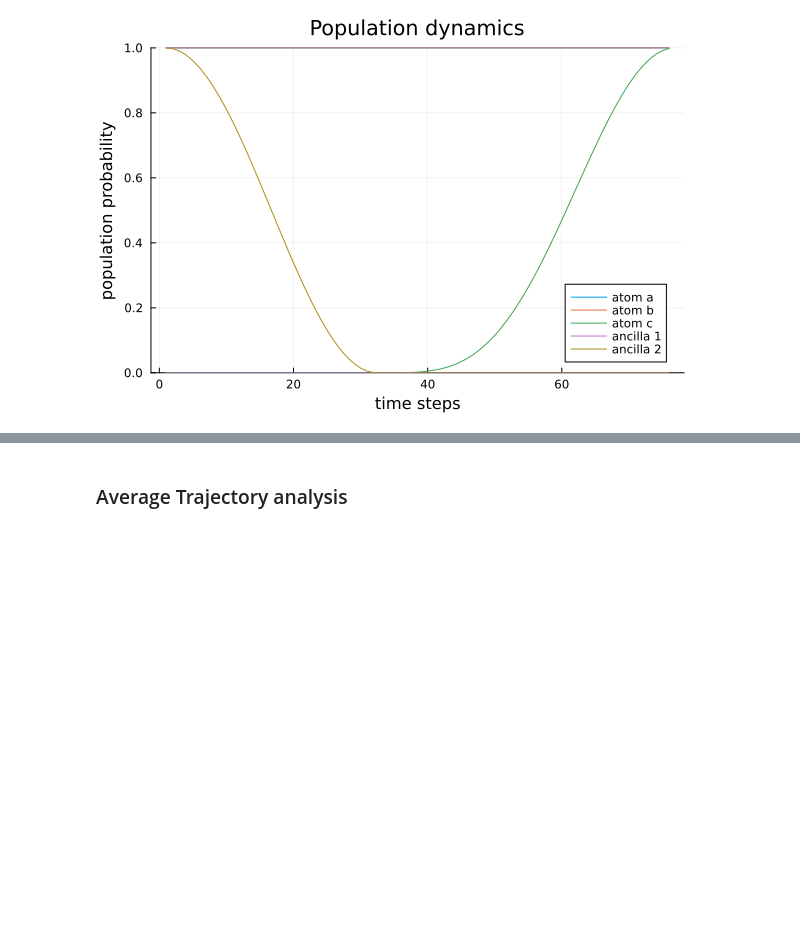
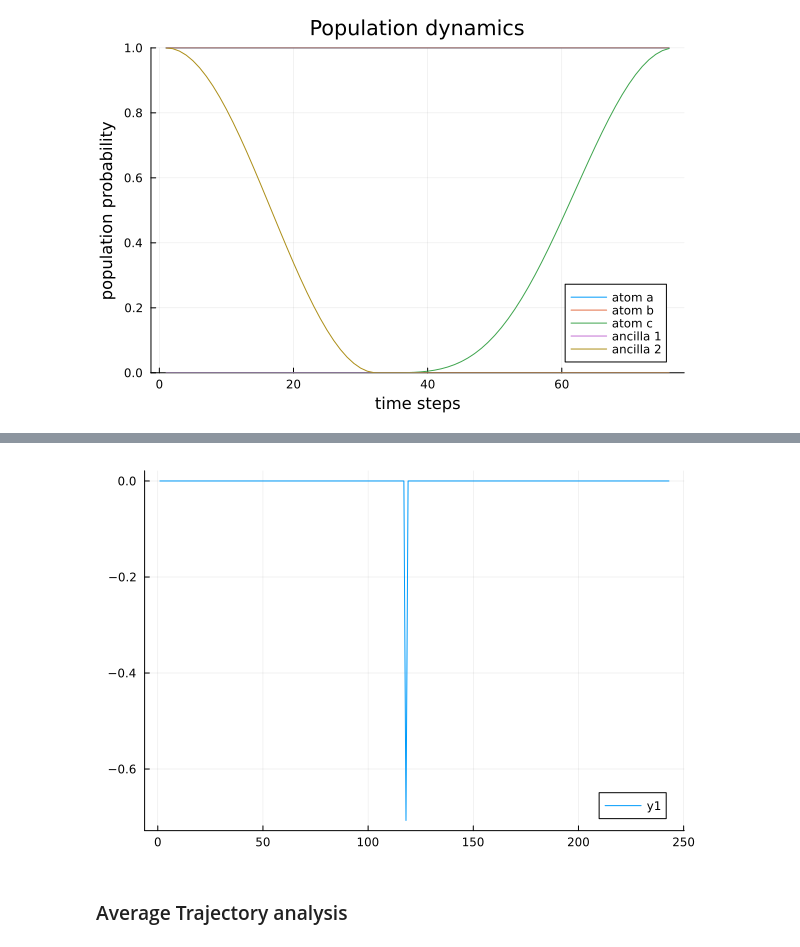
Before and after one commit to Ak-ash22/rydberg_qec, a Jupyter notebook: codework/phaseflip_code/result_analysis.ipynb, the cells around one changed output, grey strips where cells are left out. Cells and saved outputs as stored; diff of their text form; code cells hidden in the pictures; blank space fills up the shorter version.

```diff
--- a/codework/phaseflip_code/result_analysis.ipynb
+++ b/codework/phaseflip_code/result_analysis.ipynb
@@ -73,0 +98,6 @@ display(heatmap(real.(ρ_obtained.data)))
+# %%
+full_basis = CompositeBasis([NLevelBasis(3) for _ in 1:total_qubits]...)
+virtual_z_single_gate = exp(-1im * π/4) * transition(basis, 1, 1) + exp(1im * π/4) * transition(basis, 2, 2) + transition(basis, 3, 3)
+
+ψtest = virtual_z_full * Ket(full_basis, reduce(kron,[b,b,b,a,a]))
+# println("only first-three signs flipped? ", real(expect(n_g1_k,ψtest)))
@@ -74,3 +122,7 @@ display(heatmap(real.(ρ_obtained.data)))
+# %%
+plot(real.(ψtest.data))
+# %% [output]
+[figure, added]
 # %% [markdown]
 ### Average Trajectory analysis
 # %%
```
Also changed, not shown: parts of 9 cells of this notebook, 6 other files.
